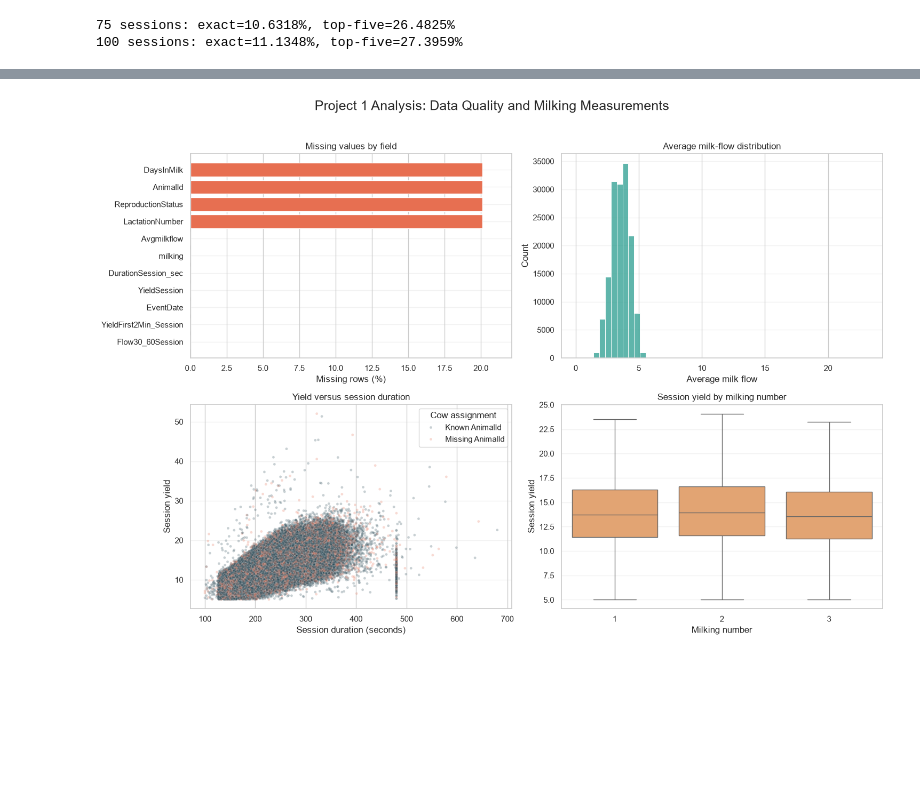
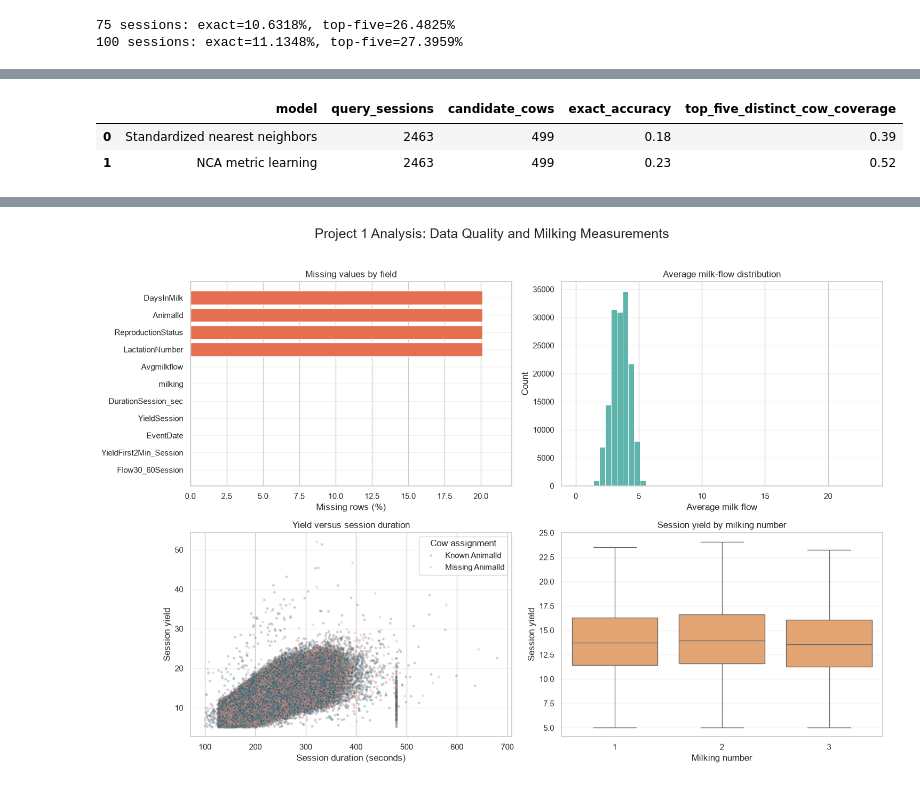
Before and after one commit to Justin-Bertelsen/milk_data_find, a Jupyter notebook: project_1_ANSC_4040_analysis.ipynb, the cells around one changed output, grey strips where cells are left out. Cells and saved outputs as stored; diff of their text form; code cells hidden in the pictures; blank space fills up the shorter version.

```diff
--- a/project_1_ANSC_4040_analysis.ipynb
+++ b/project_1_ANSC_4040_analysis.ipynb
@@ -1732,0 +1899,95 @@ Expanded gallery results:
+# %%
+nca_hyperparameter_grid = []
+feature_count = len(animal_id_session_features)
+component_options = sorted({
+    feature_count,
+    max(2, feature_count - 2),
+    max(2, feature_count - 4),
+})
+for n_components in component_options:
+    for max_iter in (50, 100, 300):
+        for init in ("auto", "pca", "identity"):
+            nca_hyperparameter_grid.append({
+                "n_components": n_components,
+                "max_iter": max_iter,
+                "init": init,
+            })
+
+nca_tuning_results = []
+for params in nca_hyperparameter_grid:
+    candidate_pipeline = make_pipeline(
+        StandardScaler(),
+        NeighborhoodComponentsAnalysis(
+            n_components=params["n_components"],
+            max_iter=params["max_iter"],
+            init=params["init"],
+            random_state=42,
+        ),
+    )
+    candidate_pipeline.fit(
+        metric_learning_train[animal_id_session_features],
+        metric_learning_train["AnimalId"],
+    )
+    candidate_gallery = candidate_pipeline.transform(
+        metric_learning_gallery[animal_id_session_features]
+    )
+    candidate_query = candidate_pipeline.transform(
+        metric_learning_query[animal_id_session_features]
+    )
+    candidate_search = NearestNeighbors(algorithm="brute", n_jobs=-1)
+    candidate_search.fit(candidate_gallery)
+    candidate_candidates = rank_distinct_animal_ids(
+        candidate_search,
+        candidate_query,
+        metric_learning_gallery["AnimalId"].to_numpy(),
+    )
+    exact_accuracy = accuracy_score(
+        metric_learning_query["AnimalId"], candidate_candidates[:, 0]
+    )
+    top_five_coverage = np.any(
+        candidate_candidates == metric_learning_query["AnimalId"].to_numpy()[:, None],
+        axis=1,
+    ).mean()
+    nca_tuning_results.append({
+        **params,
+        "exact_accuracy": exact_accuracy,
+        "top_five_distinct_cow_coverage": top_five_coverage,
+        "pipeline": candidate_pipeline,
+        "gallery": candidate_gallery,
+        "query": candidate_query,
+        "search": candidate_search,
+        "candidates": candidate_candidates,
+    })
+
+nca_tuning_summary = pd.DataFrame(nca_tuning_results).drop(
+    columns=["pipeline", "gallery", "query", "search", "candidates"]
+)
+print("NCA hyperparameter sweep (same gallery/query as the baseline comparison above):")
+display(nca_tuning_summary.sort_values("exact_accuracy", ascending=False).reset_index(drop=True))
+
+best_nca_run = max(
+    nca_tuning_results,
+    key=lambda run: (run["exact_accuracy"], run["top_five_distinct_cow_coverage"]),
+)
+print(
+    "Best NCA configuration: "
+    f"n_components={best_nca_run['n_components']}, "
+    f"max_iter={best_nca_run['max_iter']}, "
+    f"init={best_nca_run['init']!r} "
+    f"(exact_accuracy={best_nca_run['exact_accuracy']:.4%}, "
+    f"top_five_distinct_cow_coverage={best_nca_run['top_five_distinct_cow_coverage']:.4%})"
+)
+
+# Promote the best configuration so downstream cells (comparison table, chart) use the tuned model.
+metric_nca_pipeline = best_nca_run["pipeline"]
+metric_nca_gallery = best_nca_run["gallery"]
+metric_nca_query = best_nca_run["query"]
+metric_nca_search = best_nca_run["search"]
+metric_nca_candidates = best_nca_run["candidates"]
+metric_learning_results.loc[
+    metric_learning_results["model"] == "NCA metric learning",
+    ["exact_accuracy", "top_five_distinct_cow_coverage"],
+] = [best_nca_run["exact_accuracy"], best_nca_run["top_five_distinct_cow_coverage"]]
+print("Updated comparison table with the tuned NCA run:")
+display(metric_learning_results)
+# %% [output]
@@ -1732,0 +2014,3 @@ Expanded gallery results:
+|  | model | query_sessions | candidate_cows | exact_accuracy | top_five_distinct_cow_coverage |
+| 0 | Standardized nearest neighbors | 2463 | 499 | 0.18 | 0.39 |
+| 1 | NCA metric learning | 2463 | 499 | 0.23 | 0.52 |
```
Also changed, not shown: parts of 7 cells of this notebook.
